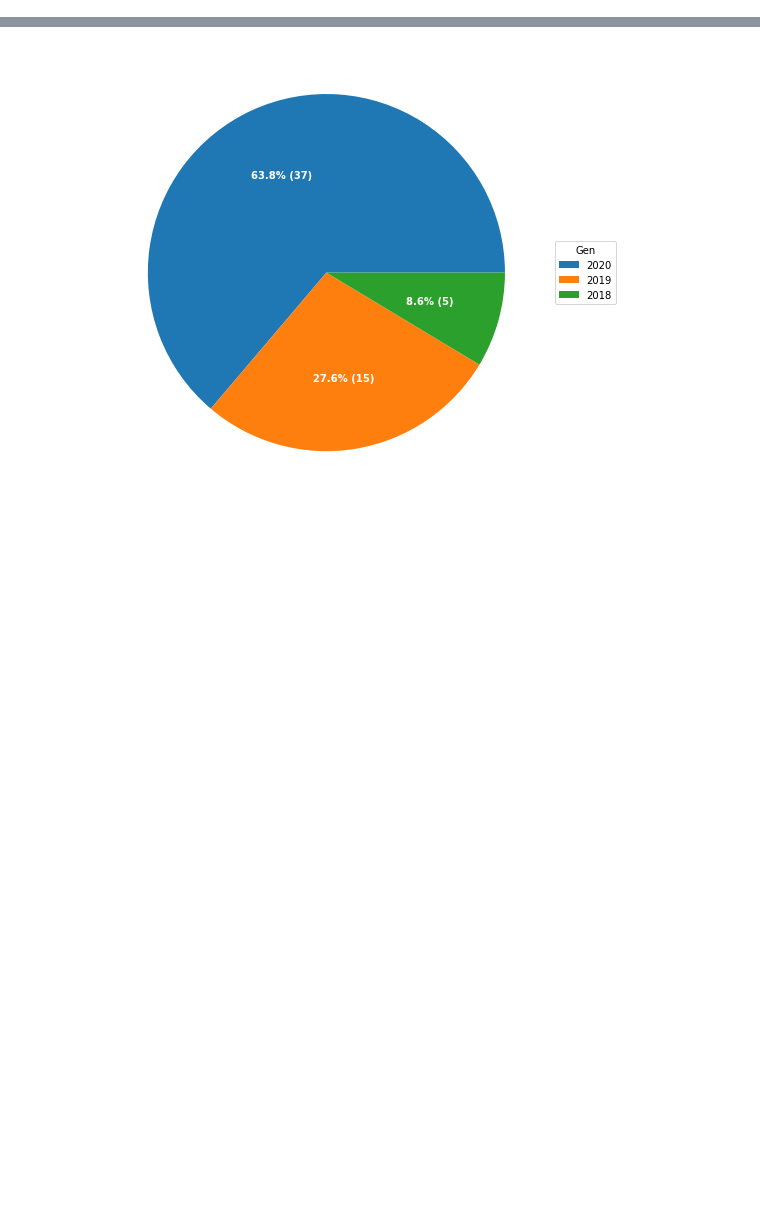
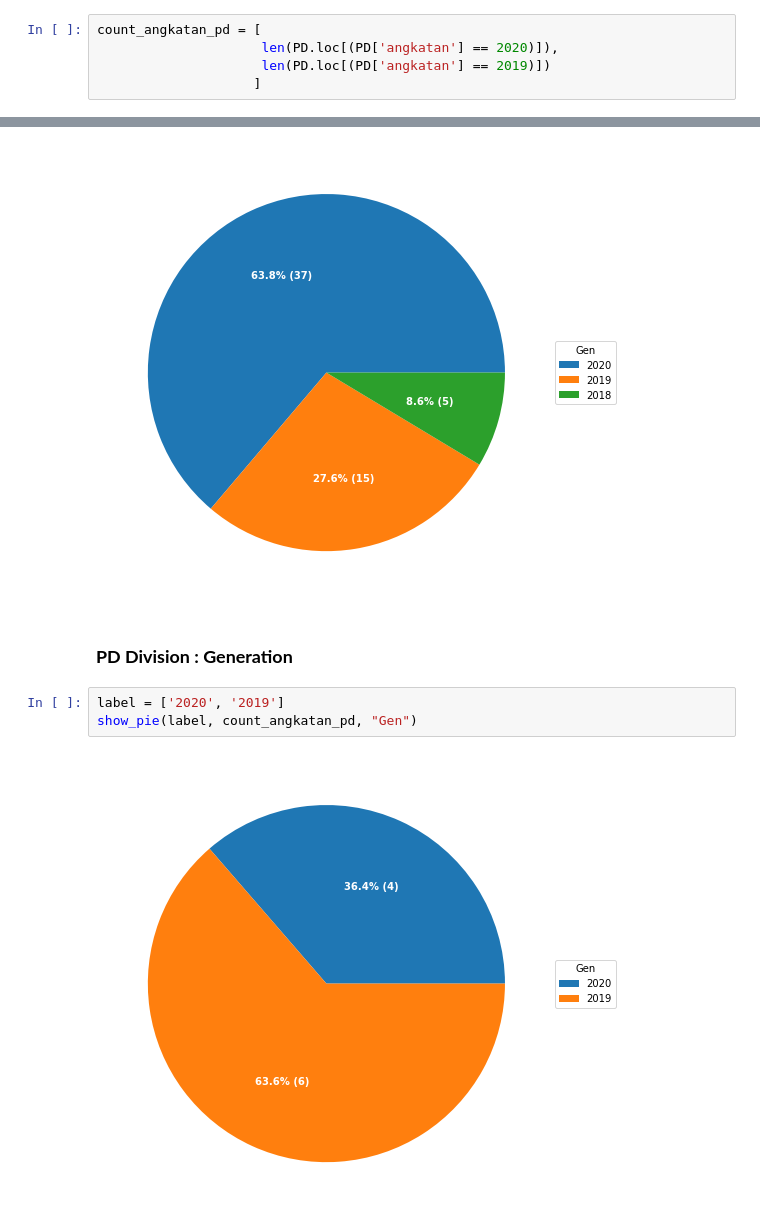
Before and after one commit to ShinyQ/Python-Data_Mining-Proclub-Teknofest-2020, a Jupyter notebook: Proclub_Teknofest_2020_Report.ipynb, the cells around one changed output, grey strips where cells are left out. Saved outputs shown, nothing was run; the diff lists cells and outputs as text; blank space fills up the shorter version.

```diff
--- a/Proclub_Teknofest_2020_Report.ipynb
+++ b/Proclub_Teknofest_2020_Report.ipynb
@@ -90,3 +90,8 @@ count_angkatan_se = [
                      len(SE.loc[(SE['angkatan'] == 2019)]),
                      len(SE.loc[(SE['angkatan'] == 2018)])
                     ]
+# %%
+count_angkatan_pd = [
+                     len(PD.loc[(PD['angkatan'] == 2020)]),
+                     len(PD.loc[(PD['angkatan'] == 2019)])
+                    ]
@@ -142,3 +177,10 @@ label = ['2020', '2019', '2018']
 show_pie(label, count_angkatan_se, "Gen")
 # %% [output]
 [figure]
+# %% [markdown]
+### **PD Division : Generation**
+# %%
+label = ['2020', '2019']
+show_pie(label, count_angkatan_pd, "Gen")
+# %% [output]
+[figure, added]
```
Also changed, not shown: parts of 17 cells of this notebook.
